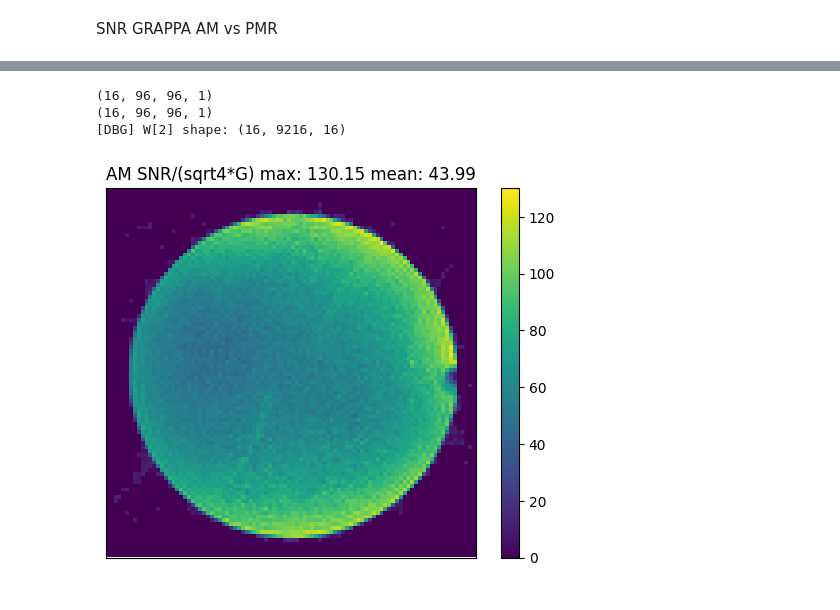
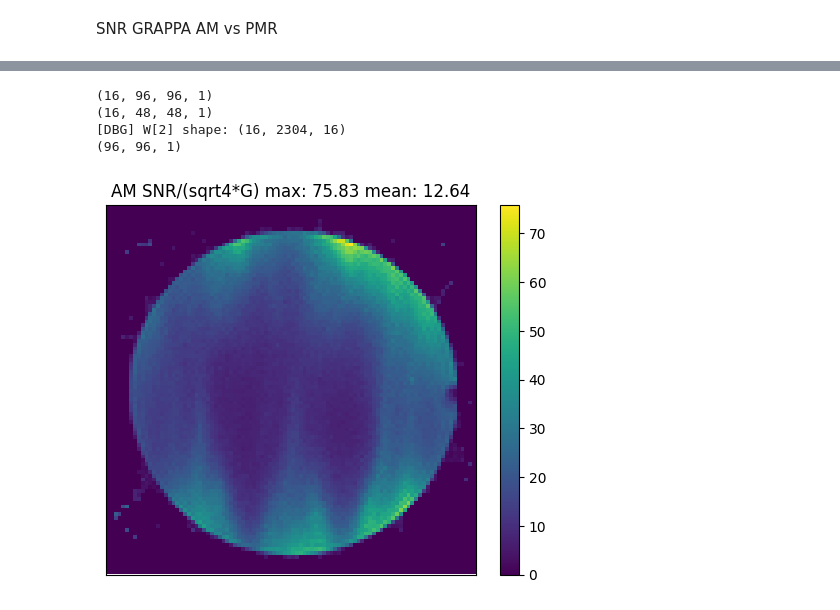
Before and after one commit to cloudmrhub/mroptimum-tools, a Jupyter notebook: mroptimum_tools.ipynb, the cells around one changed output, grey strips where cells are left out. Cells and saved outputs as stored; diff of their text form; code cells hidden in the pictures.

```diff
--- a/mroptimum_tools.ipynb
+++ b/mroptimum_tools.ipynb
@@ -825,21 +820,30 @@ def grappa_gfactor(data, calib, noise, R, kernel, tol=None, debug=False):
 # %%
 plt.figure()
 import numpy as np
 
 data=np.expand_dims(np.transpose(US,[2,0,1]),axis=-1)
 calib=np.expand_dims(np.transpose(REF,[2,0,1]),axis=-1)
+SIZE=calib.shape
+ST=[]
+for s in SIZE:
+  ST.append(int(s//2-ACLF//2))
+
+calib=calib[:,ST[1]:ST[1]+ACLF,ST[2]:ST[2]+ACLF]
+
 print(data.shape)
 print(calib.shape)
-_,G=grappa_gfactor(data,calib,L.getNoiseCovariance(),[FA,PA],GK)
+_,G=grappa_gfactor(data,calib,L.getNoiseCovariance(),[FA,PA],[5,5])
 
-am2=amr/G
-plt.imshow(amr)
+print(G.shape)
+am2=amr/np.squeeze(G)
+plt.imshow(am2)
 plt.tick_params(axis='both', which='both', bottom=False, top=False, labelbottom=False, right=False, left=False, labelleft=False)
-plt.title(f'AM SNR/(sqrt{PA}*G) max: {amr.max():.2f} mean: {amr.mean():.2f}')
+plt.title(f'AM SNR/(sqrt{PA}*G) max: {am2.max():.2f} mean: {am2.mean():.2f}')
 plt.colorbar()
 plt.show()
 # %% [output]
 (16, 96, 96, 1)
-(16, 96, 96, 1)
-[DBG] W[2] shape: (16, 9216, 16)
+(16, 48, 48, 1)
+[DBG] W[2] shape: (16, 2304, 16)
+(96, 96, 1)
-[figure, old version]
+[figure, new version]
```
Also changed, not shown: parts of 2 cells of this notebook.
